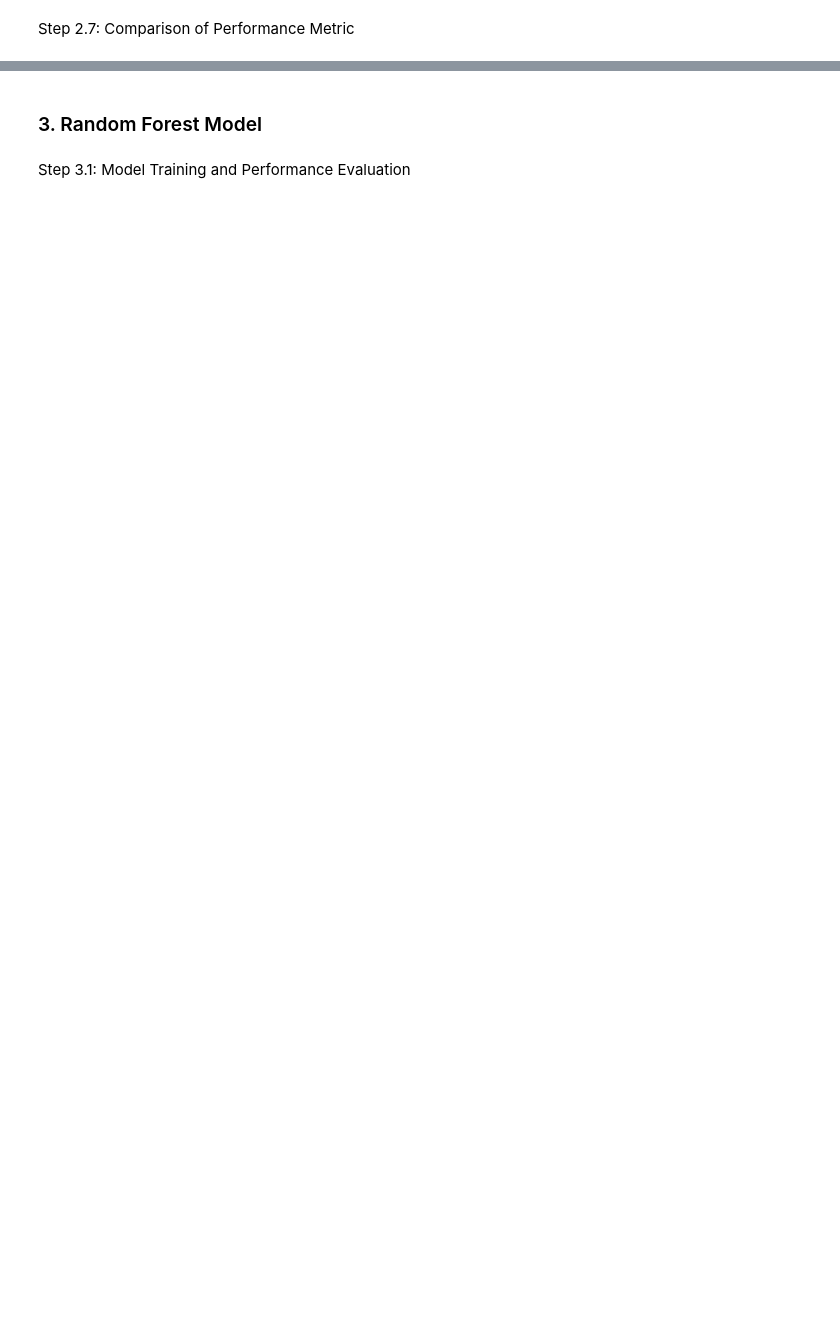
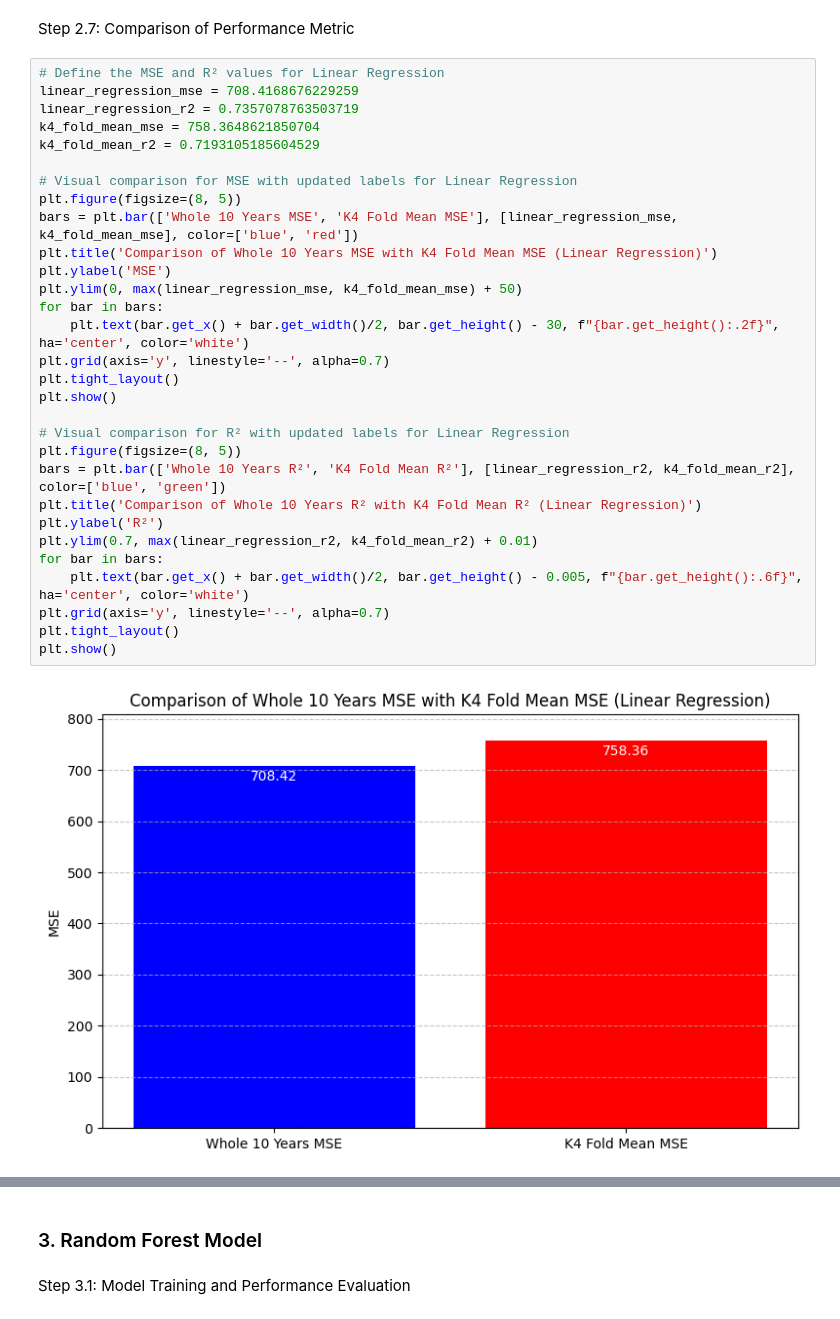
Before and after one commit to Urusha-Bajracharya3950/Engg680_Digital_Engineering_Project_Group_5, a Jupyter notebook: Model_Development/Group_Project.ipynb, the cells around one changed output, grey strips where cells are left out. Cells and saved outputs as stored; diff of their text form; blank space fills up the shorter version.

```diff
--- a/Model_Development/Group_Project.ipynb
+++ b/Model_Development/Group_Project.ipynb
@@ -212,2 +403,34 @@ Step 2.6: Visualising K4 Method Results
 # %% [markdown]
 Step 2.7: Comparison of Performance Metric
+# %%
+# Define the MSE and R² values for Linear Regression
+linear_regression_mse = 708.4168676229259
+linear_regression_r2 = 0.7357078763503719
+k4_fold_mean_mse = 758.3648621850704
+k4_fold_mean_r2 = 0.7193105185604529
+
+# Visual comparison for MSE with updated labels for Linear Regression
+plt.figure(figsize=(8, 5))
+bars = plt.bar(['Whole 10 Years MSE', 'K4 Fold Mean MSE'], [linear_regression_mse, k4_fold_mean_mse], color=['blue', 'red'])
+plt.title('Comparison of Whole 10 Years MSE with K4 Fold Mean MSE (Linear Regression)')
+plt.ylabel('MSE')
+plt.ylim(0, max(linear_regression_mse, k4_fold_mean_mse) + 50)
+for bar in bars:
+    plt.text(bar.get_x() + bar.get_width()/2, bar.get_height() - 30, f"{bar.get_height():.2f}", ha='center', color='white')
+plt.grid(axis='y', linestyle='--', alpha=0.7)
+plt.tight_layout()
+plt.show()
+
+# Visual comparison for R² with updated labels for Linear Regression
+plt.figure(figsize=(8, 5))
+bars = plt.bar(['Whole 10 Years R²', 'K4 Fold Mean R²'], [linear_regression_r2, k4_fold_mean_r2], color=['blue', 'green'])
+plt.title('Comparison of Whole 10 Years R² with K4 Fold Mean R² (Linear Regression)')
+plt.ylabel('R²')
+plt.ylim(0.7, max(linear_regression_r2, k4_fold_mean_r2) + 0.01)
+for bar in bars:
+    plt.text(bar.get_x() + bar.get_width()/2, bar.get_height() - 0.005, f"{bar.get_height():.6f}", ha='center', color='white')
+plt.grid(axis='y', linestyle='--', alpha=0.7)
+plt.tight_layout()
+plt.show()
+# %% [output]
+[figure, added]
```
Also changed, not shown: parts of 14 cells of this notebook.
